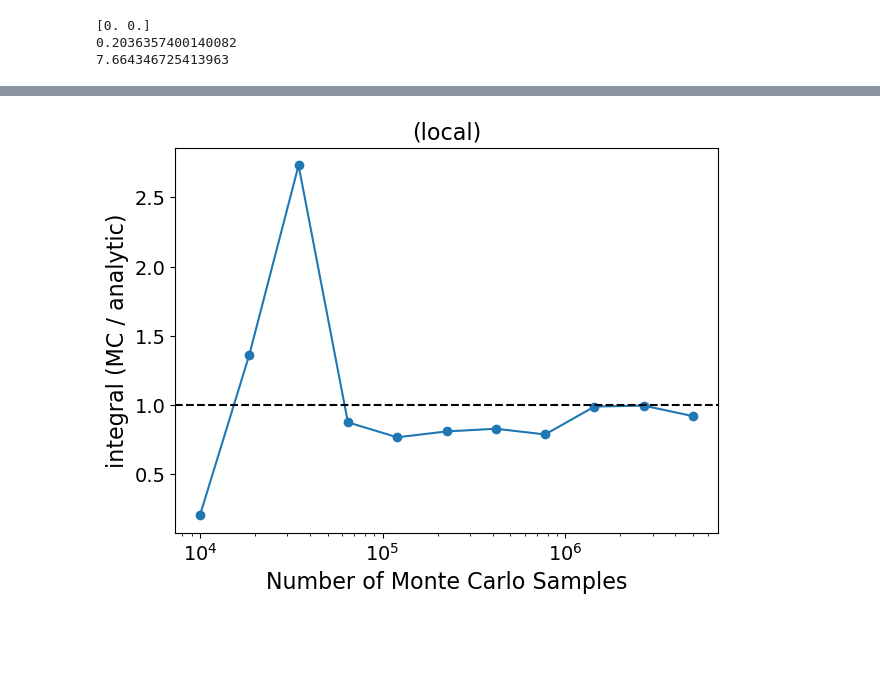
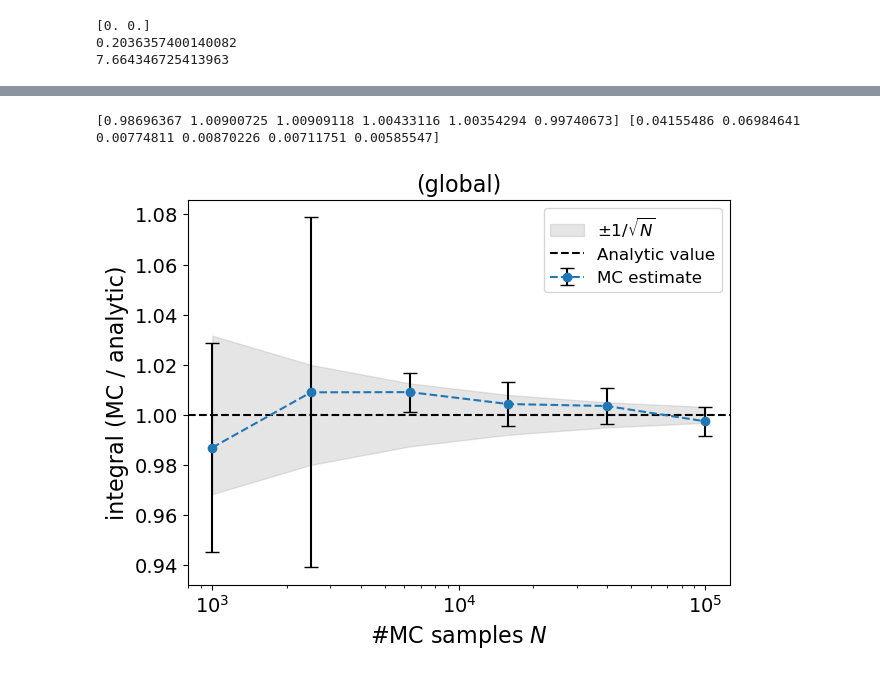
Before and after one commit to perturber/Hierarchical, a Jupyter notebook: plots/integral_validation.ipynb, the cells around one changed output, grey strips where cells are left out. Drawn from its saved outputs; the diff is of its cells as text; code cells hidden in the pictures; blank space fills up the shorter version.

```diff
--- a/plots/integral_validation.ipynb
+++ b/plots/integral_validation.ipynb
@@ -107,6 +106,6 @@ EMRI_TDI = ResponseWrapper(
 # %%
 #hypothesis
-hypothesis = 'global' #'vacuum', 'local', 'global'
+hypothesis = 'global'# 'vacuum'#, 'local'#, 'global'#
 
 #fixed parameters
 T_LISA = 1.0 #observation time, years
@@ -141,8 +140,8 @@ if hypothesis == 'vacuum':
 
 elif hypothesis == 'local':
     f = 0.5
-    Al = 0.8e-5
-    nl = 7.5
+    Al = 1e-4
+    nl = 2
     Ag = 0.0
     ng = 4.0
     mu_l = [Al,nl]
@@ -495,12 +521,37 @@ np.savetxt(f'{filename}/integral_all.txt',np.array(integral_all)/approx_integral
+# %%
+integral_all = np.array(integral_all)
+integral_mean = np.mean(integral_all/approx_integral, axis = 0)
+integral_errors = np.std(integral_all/approx_integral, axis = 0)
+
+print(integral_mean, integral_errors)
+
+np.savetxt(f'{filename}/integral_mean.txt',integral_mean)
+np.savetxt(f'{filename}/integral_error.txt',integral_errors)
+# %% [output]
+[0.98696367 1.00900725 1.00909118 1.00433116 1.00354294 0.99740673] [0.04155486 0.06984641 0.00774811 0.00870226 0.00711751 0.00585547]
 # %%
 plt.figure(figsize=(7,5))
-plt.semilogx(Ngrid, np.array(integral_all)/approx_integral,'o-')
-plt.axhline(1.0,color='black',linestyle='--')
-plt.xlabel('Number of Monte Carlo Samples',fontsize=16)
-plt.ylabel(r'integral (MC / analytic)',fontsize=16)
+
+# Black: actual MC estimate with its empirical error
+plt.errorbar(Ngrid, integral_mean, yerr=integral_errors,
+             ecolor='k', fmt='o--', capsize=5, label="MC estimate")
+
+# Expected sampling error bands ~ 1/sqrt(N)
+theory_error = 1.0/np.sqrt(Ngrid)
+
+# 1-sigma band (light blue)
+plt.fill_between(Ngrid, 1 - theory_error, 1 + theory_error,
+                 color='grey', alpha=0.2, label=r'$\pm 1/\sqrt{N}$')
+
+plt.xscale('log')
+plt.axhline(1.0, color='black', linestyle='--', label="Analytic value")
+
+plt.xlabel('#MC samples $N$', fontsize=16)
+plt.ylabel(r'integral (MC / analytic)', fontsize=16)
 plt.tick_params(axis='both', labelsize=14)
-plt.title(f'({hypothesis})',fontsize=16)
-plt.savefig(f'{filename}/integral_validation_{hypothesis}.png',dpi=300,bbox_inches='tight')
+plt.title(f'({hypothesis})', fontsize=16)
+plt.legend(fontsize=12)
+plt.savefig(f'{filename}/integral_validation_{hypothesis}.png', dpi=300, bbox_inches='tight')
 plt.show()
 # %% [output]
-[figure, old version]
+[figure, new version]
```
Also changed, not shown: parts of 13 cells of this notebook, 18 other files.
